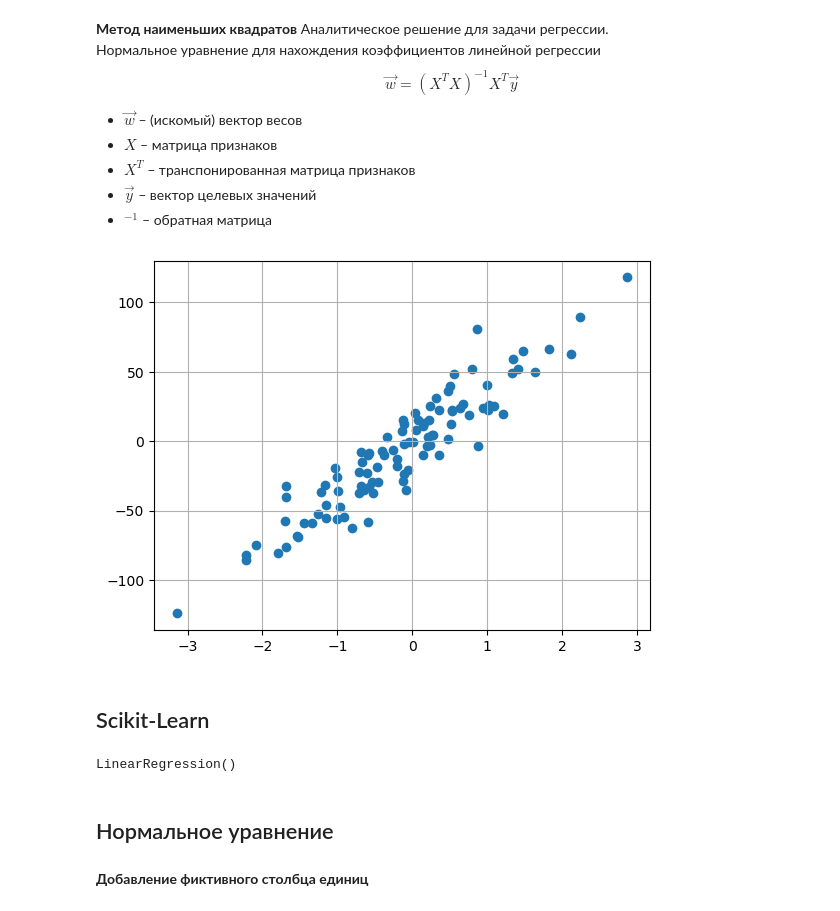
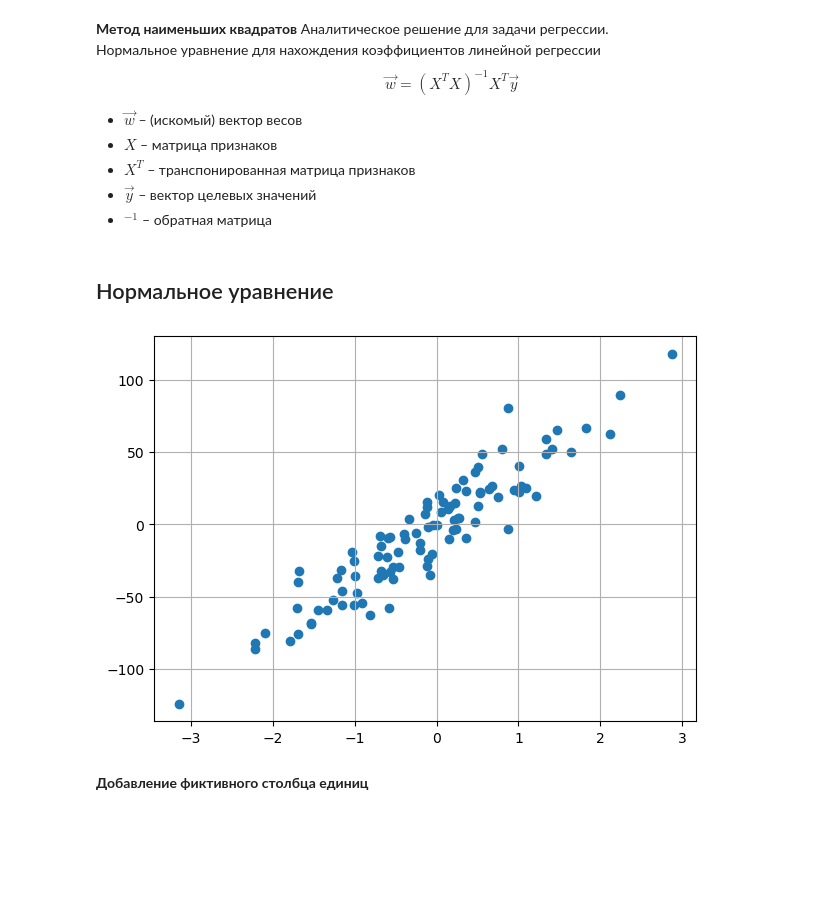
Before and after one commit to EngeloX/ds, a Jupyter notebook: Notebooks/LinearRegression.ipynb, the cells around one changed output. Saved outputs shown, nothing was run; the diff lists cells and outputs as text; code cells hidden in the pictures; blank space fills up the shorter version.

```diff
--- a/Notebooks/LinearRegression.ipynb
+++ b/Notebooks/LinearRegression.ipynb
@@ -40,26 +40,19 @@ $$
 - $X^T$ – транспонированная матрица признаков
 - $\vec{y}$ – вектор целевых значений
 - ${}^{-1}$ – обратная матрица
-# %%
-import numpy as np
-import matplotlib.pyplot as plt
-from sklearn.datasets import make_regression
-X, y = make_regression(n_samples=100, n_features=1, n_informative=1, noise=15, random_state=12)
-
-plt.grid()
-plt.scatter(X, y);
-# %% [output]
-[figure, old version]
-# %% [markdown]
-## Scikit-Learn
-# %%
-from sklearn.linear_model import LinearRegression
-linreg = LinearRegression()
-linreg.fit(X, y)
-# %% [output]
-LinearRegression()
 # %% [markdown]
 ## Нормальное уравнение
+# %%
+import numpy as np
+import matplotlib.pyplot as plt
+from sklearn.datasets import make_regression
+X, y = make_regression(n_samples=100, n_features=1, n_informative=1, noise=15, random_state=12)
+
+plt.figure(figsize=(7, 5))
+plt.grid()
+plt.scatter(X, y);
+# %% [output]
+[figure, new version]
 # %% [markdown]
 **Добавление фиктивного столбца единиц**
 # %%
```
Also changed, not shown: parts of 27 cells of this notebook, 3 other files.
